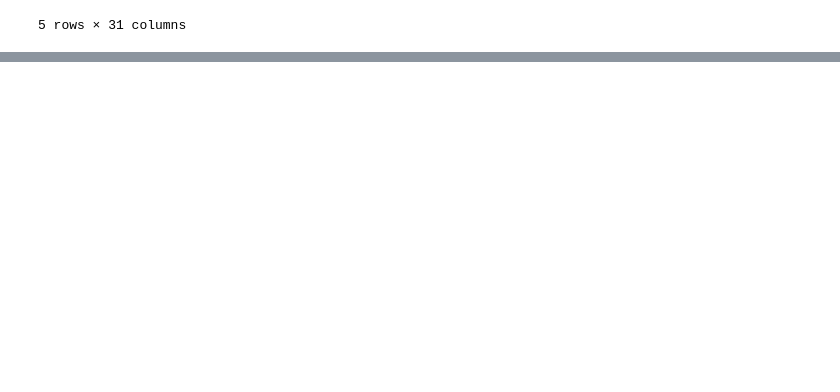
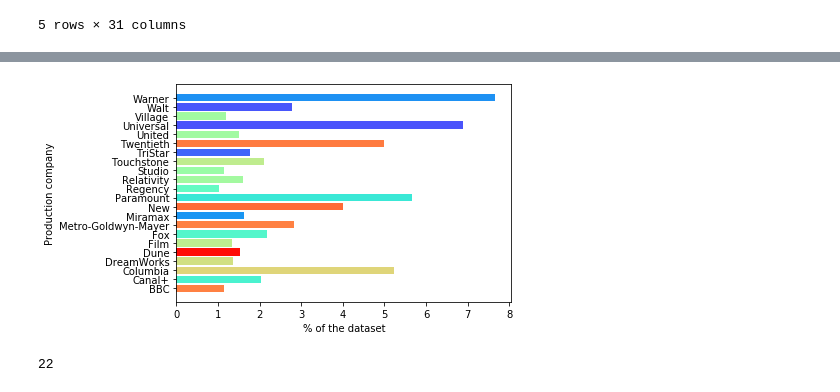
Before and after one commit to wolusien/Kaggle_projects, a Jupyter notebook: BoxOffice/BoxOffice.ipynb, the cells around one changed output, grey strips where cells are left out. Drawn from its saved outputs; the diff is of its cells as text; code cells hidden in the pictures; blank space fills up the shorter version.

```diff
--- a/BoxOffice/BoxOffice.ipynb
+++ b/BoxOffice/BoxOffice.ipynb
@@ -167,0 +239,6 @@ dft.to_pickle('./BoxOffice.pkl')
+# %%
+l2_tmp = list(prod_count.keys())
+l2_tmp.sort()
+for i in l2_tmp:
+    if prod_count[i]>4:
+        print(i)
@@ -167,0 +303,19 @@ dft.to_pickle('./BoxOffice.pkl')
+# %%
+def aux3(l1,l2):
+    l3 = list()
+    if len(l1)>0:
+        for i in l1:
+            tmp = str.split(i," ")
+            if tmp[0]=="The":
+                if (tmp[0]+" "+tmp[1]) in l2:
+                    l3.append(tmp[0]+" "+tmp[1])
+            else:
+                if tmp[0] in l2:
+                    l3.append(tmp[0])
+        return l3
+    else:
+        return l3
+
+
+dft['best_prod'] = dft['production_companies_v2'].apply(lambda x: aux3(aux2(x),best_company))
+dft['best_prod'].head(10)
@@ -167,0 +334,22 @@ dft.to_pickle('./BoxOffice.pkl')
+# %%
+g = list()
+g_part = list()
+
+best_company.sort()
+for x in best_company:
+    g.append(x)
+    g_part.append((best_prod[x]/dft.shape[0])*100)
+
+c =list(cm.rainbow(gen_list_random_colors(len(g))))
+
+fig1, ax1 = plt.subplots()
+ax1.barh(g,g_part,color=c)
+plt.ylabel('Production company')
+plt.xlabel("% of the dataset")
+plt.show()
+# %% [output]
+[figure, added]
+# %%
+print(len(g))
+# %% [output]
+22
```
Also changed, not shown: parts of 22 cells of this notebook.
